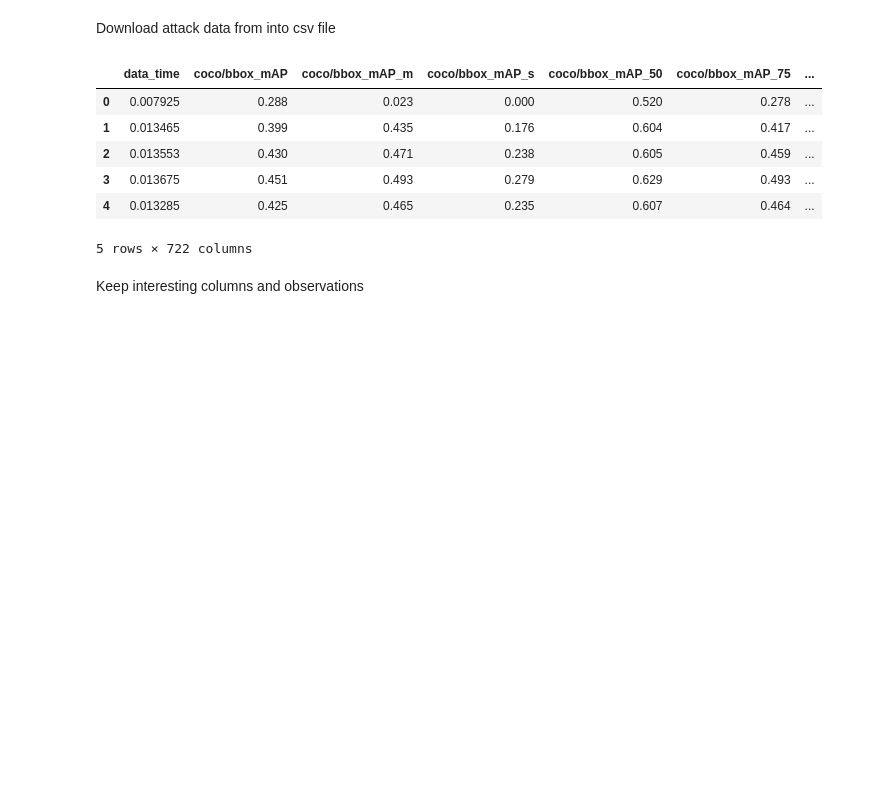
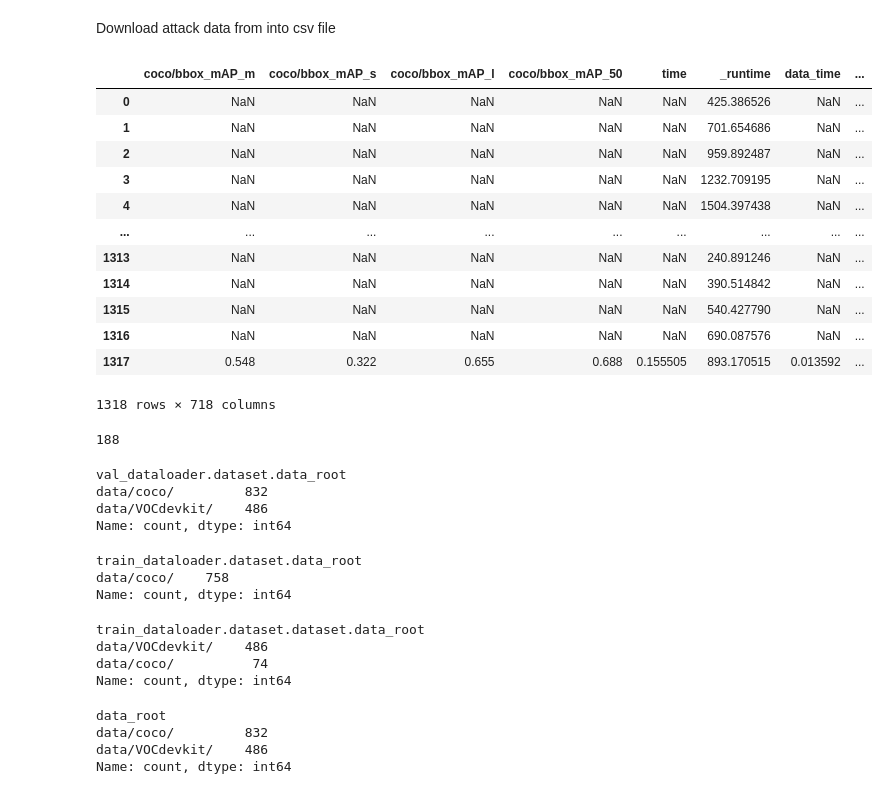
Before and after one commit to shashankskagnihotri/benchmarking_robustness, a Jupyter notebook: object_detection/vis_results.ipynb, the cells around one changed output. Cells and saved outputs as stored; diff of their text form; code cells hidden in the pictures; blank space fills up the shorter version.

```diff
--- a/object_detection/vis_results.ipynb
+++ b/object_detection/vis_results.ipynb
@@ -16,14 +16,49 @@ extract_wandb_runs_to_csv(project_name, entity_name, output_file)
 # %%
 import pandas as pd
 df = pd.read_csv(output_file)
-df.head()
+df
 # %% [output]
-|  | data_time | coco/bbox_mAP | coco/bbox_mAP_m | coco/bbox_mAP_s | coco/bbox_mAP_50 | coco/bbox_mAP_75 | ... |
-| 0 | 0.007925 | 0.288 | 0.023 | 0.000 | 0.520 | 0.278 | ... |
-| 1 | 0.013465 | 0.399 | 0.435 | 0.176 | 0.604 | 0.417 | ... |
-| 2 | 0.013553 | 0.430 | 0.471 | 0.238 | 0.605 | 0.459 | ... |
-| 3 | 0.013675 | 0.451 | 0.493 | 0.279 | 0.629 | 0.493 | ... |
-| 4 | 0.013285 | 0.425 | 0.465 | 0.235 | 0.607 | 0.464 | ... |
+|  | coco/bbox_mAP_m | coco/bbox_mAP_s | coco/bbox_mAP_l | coco/bbox_mAP_50 | time | _runtime | data_time | ... |
+| 0 | NaN | NaN | NaN | NaN | NaN | 425.386526 | NaN | ... |
+| 1 | NaN | NaN | NaN | NaN | NaN | 701.654686 | NaN | ... |
+| 2 | NaN | NaN | NaN | NaN | NaN | 959.892487 | NaN | ... |
+| 3 | NaN | NaN | NaN | NaN | NaN | 1232.709195 | NaN | ... |
+| 4 | NaN | NaN | NaN | NaN | NaN | 1504.397438 | NaN | ... |
+| ... | ... | ... | ... | ... | ... | ... | ... | ... |
+| 1313 | NaN | NaN | NaN | NaN | NaN | 240.891246 | NaN | ... |
+| 1314 | NaN | NaN | NaN | NaN | NaN | 390.514842 | NaN | ... |
+| 1315 | NaN | NaN | NaN | NaN | NaN | 540.427790 | NaN | ... |
+| 1316 | NaN | NaN | NaN | NaN | NaN | 690.087576 | NaN | ... |
+| 1317 | 0.548 | 0.322 | 0.655 | 0.688 | 0.155505 | 893.170515 | 0.013592 | ... |
-5 rows × 722 columns
+1318 rows × 718 columns
-# %% [markdown]
-Keep interesting columns and observations
+# %%
+len(df["id"].unique())
+# %% [output]
+188
+# %%
+df["val_dataloader.dataset.data_root"].value_counts()
+# %% [output]
+val_dataloader.dataset.data_root
+data/coco/         832
+data/VOCdevkit/    486
+Name: count, dtype: int64
+# %%
+df["train_dataloader.dataset.data_root"].value_counts()
+# %% [output]
+train_dataloader.dataset.data_root
+data/coco/    758
+Name: count, dtype: int64
+# %%
+df["train_dataloader.dataset.dataset.data_root"].value_counts()
+# %% [output]
+train_dataloader.dataset.dataset.data_root
+data/VOCdevkit/    486
+data/coco/          74
+Name: count, dtype: int64
+# %%
+df["data_root"].value_counts()
+# %% [output]
+data_root
+data/coco/         832
+data/VOCdevkit/    486
+Name: count, dtype: int64
```
Also changed, not shown: parts of 13 cells of this notebook, 1 other file.
